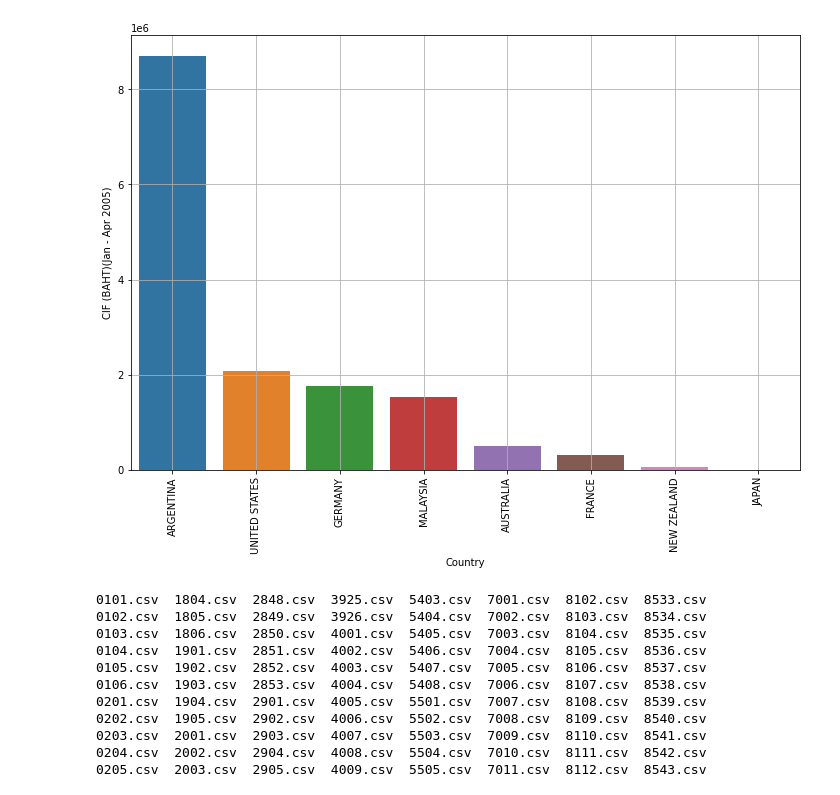
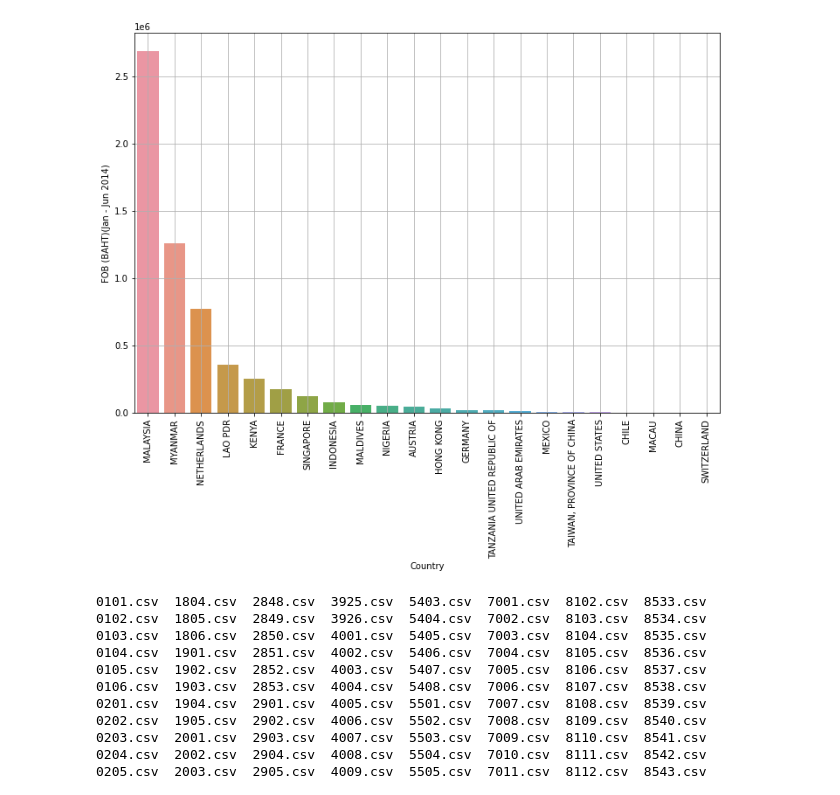
Before and after one commit to SothanaV/cs358-forcasting, a Jupyter notebook: 04_explor_data.ipynb, the cells around one changed output. Drawn from its saved outputs; the diff is of its cells as text; code cells hidden in the pictures.

```diff
--- a/04_explor_data.ipynb
+++ b/04_explor_data.ipynb
@@ -9,4 +7,4 @@ bucket/dataset_customs/import/0101/2005-04.csv
 # %%
-df = pd.read_csv('bucket/dataset_customs/import/0101/2005-04.csv')
+df = pd.read_csv('bucket/original_dataset_customs/dataset_customs/export/0101/Statistic data of June 2014.csv')
 df
 # %% [output]
@@ -22,4 +28,4 @@ df
 # %%
-df = df.sort_values(by='CIF (BAHT)(Jan - Apr 2005)', ascending=False)
+df = df.sort_values(by='FOB (BAHT)(Jan - Jun 2014)', ascending=False)
 df
 # %% [output]
@@ -35,11 +49,11 @@ df
 # %%
 plt.figure(figsize=(12, 8))
-sns.barplot(x='Country', y='CIF (BAHT)(Jan - Apr 2005)', data=df)
+sns.barplot(x='Country', y='FOB (BAHT)(Jan - Jun 2014)', data=df)
 plt.xticks(rotation=90)
 plt.grid()
 plt.savefig('test.png')
 # %% [output]
-[figure, old version]
+[figure, new version]
 # %%
 ls bucket/merge_dataset_customs/2001
 # %% [output]
```
Also changed, not shown: parts of 4 cells of this notebook, 2 other files.
